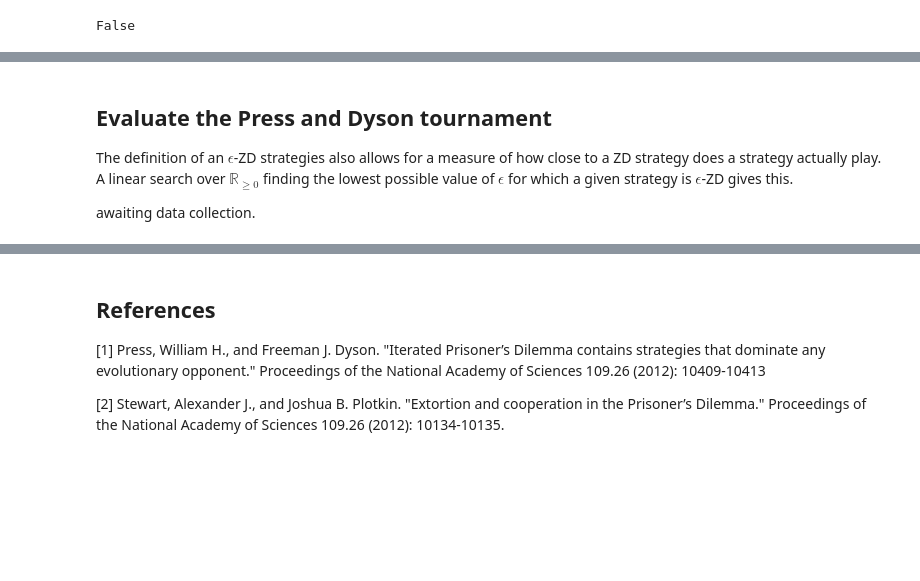
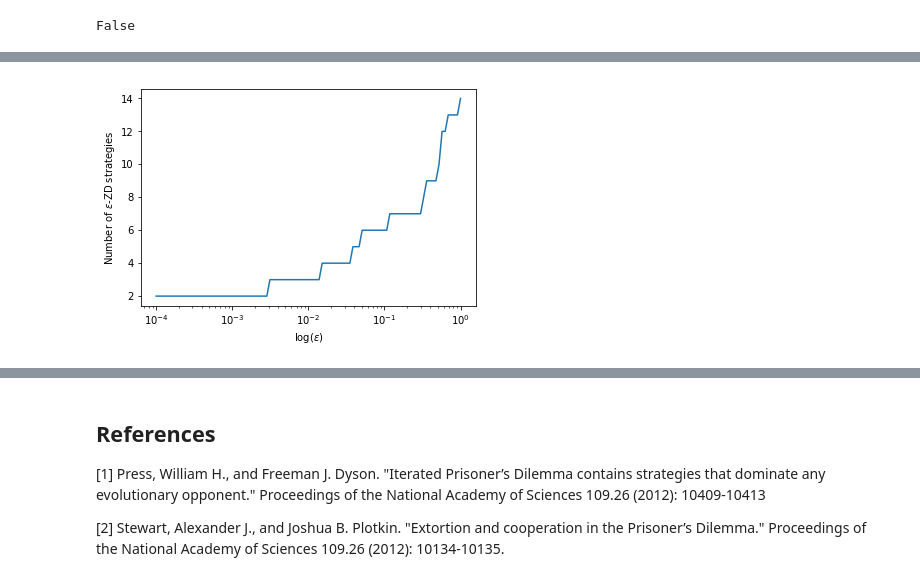
Before and after one commit to drvinceknight/testing_for_ZD, a Jupyter notebook: main.ipynb, the cells around one changed output, grey strips where cells are left out. Cells and saved outputs as stored; diff of their text form; code cells hidden in the pictures; blank space fills up the shorter version.

Commit message:
Start drawing images.

```diff
--- a/main.ipynb
+++ b/main.ipynb
@@ -128,0 +139,7 @@ False
+# %%
+p = []
+state_counter = iu.compute_normalised_state_to_action_distribution(interactions)[0]
+for state in ((C, C), (C, D), (D, C), (D, D)):
+    p.append(state_counter[(state, C)])
+p = np.array(p)
+p
@@ -133,6 +176,2 @@ Let us consider the latest tournament of the Axelrod project: awaiting data coll
-# %% [markdown]
-## Evaluate the Press and Dyson tournament
-
-The definition of an $\epsilon$-ZD strategies also allows for a measure of how close to a ZD strategy does a strategy actually play. A linear search over $\mathbb{R}_{\geq 0}$ finding the lowest possible value of $\epsilon$ for which a given strategy is $\epsilon$-ZD gives this.
-
-awaiting data collection.
+# %%
+df = pd.read_csv("./data/stewart_plotkin_tournament/summary/std/main.csv")
@@ -138,0 +246,16 @@ awaiting data collection.
+# %%
+epsilons = 10 ** np.linspace(0, -4, 100)
+# %%
+std_df = analyse_tournament_behaviour(df, epsilons=epsilons)
+# %%
+fig = plt.figure()
+ax = plt.gca()
+
+ax.plot(std_df["epsilon"], std_df["counts"]);
+ax.set_xscale('log')
+
+plt.xlabel("$\log(\epsilon)$")
+plt.ylabel(f"Number of $\epsilon$-ZD strategies")
+plt.show();
+# %% [output]
+[figure, added]
```
Also changed, not shown: parts of 18 cells of this notebook.
